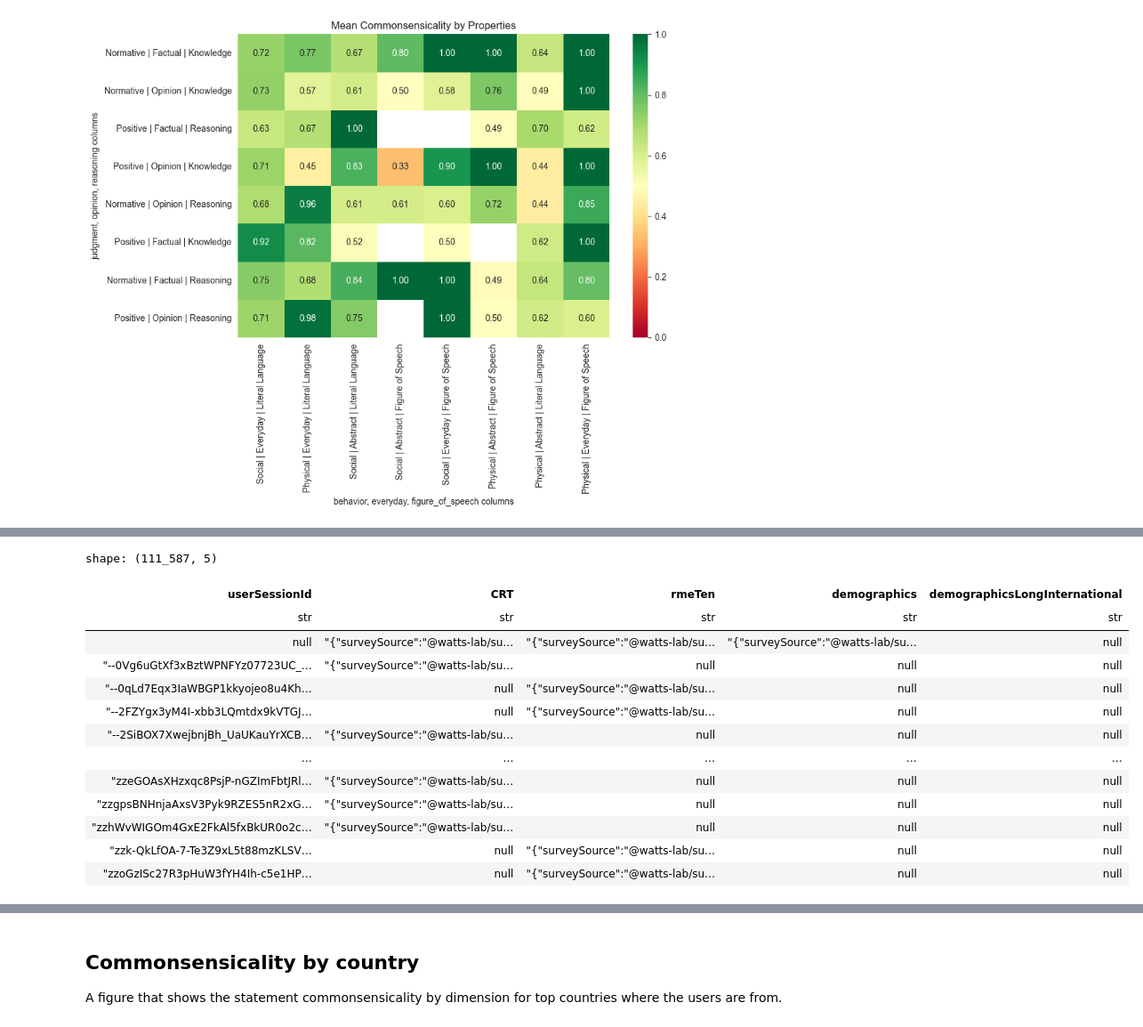
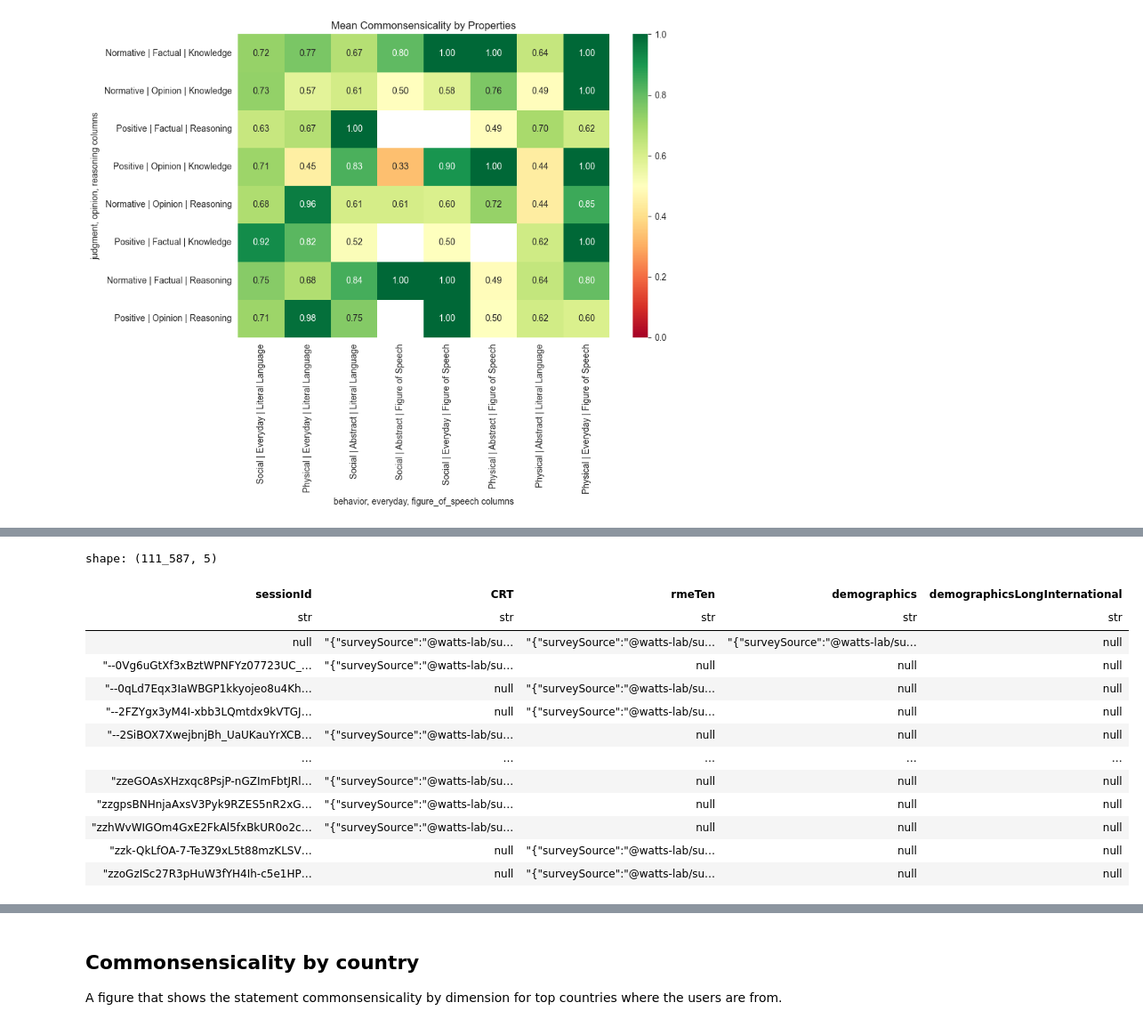
Before and after one commit to Watts-Lab/commonsense-data, a Jupyter notebook: .scripts/dashboard.ipynb, the cells around one changed output, grey strips where cells are left out. Shown at 89% size. Saved outputs shown, nothing was run; the diff lists cells and outputs as text; code cells hidden in the pictures.

```diff
--- a/.scripts/dashboard.ipynb
+++ b/.scripts/dashboard.ipynb
@@ -624,7 +624,7 @@ shape: (125_459, 8)
 | 125459 | "c4gYcigasaz06eUvSq0pi3kb6qOOra… | "demographicsLongInternational" | "{"surveySource":"@watts-lab/su… | null | 1 | "2025-05-18 10:44:07" | "2025-05-18 10:44:07" |
 # %%
 df_inidivial_pivoted = df_indiviudal.pivot(
-    index="userSessionId",
+    index="sessionId",
     on="informationType",
     values="experimentInfo",
     aggregate_function="first"
@@ -648,10 +648,10 @@ shape: (111_587, 5)
 | "c4gYcigasaz06eUvSq0pi3kb6qOOra… | "{"surveySource":"@watts-lab/su… | "{"surveySource":"@watts-lab/su… | null | "{"surveySource":"@watts-lab/su… |
 # %%
 # This is a polars dataframe
-df_inidivial_pivoted.sort(by="userSessionId")
+df_inidivial_pivoted.sort(by="sessionId")
 # %% [output]
 shape: (111_587, 5)
-| userSessionId | CRT | rmeTen | demographics | demographicsLongInternational |
+| sessionId | CRT | rmeTen | demographics | demographicsLongInternational |
 | str | str | str | str | str |
 | null | "{"surveySource":"@watts-lab/su… | "{"surveySource":"@watts-lab/su… | "{"surveySource":"@watts-lab/su… | null |
 | "--0Vg6uGtXf3xBztWPNFYz07723UC_… | "{"surveySource":"@watts-lab/su… | null | null | null |
```
Also changed, not shown: parts of 23 cells of this notebook, 25 other files.
